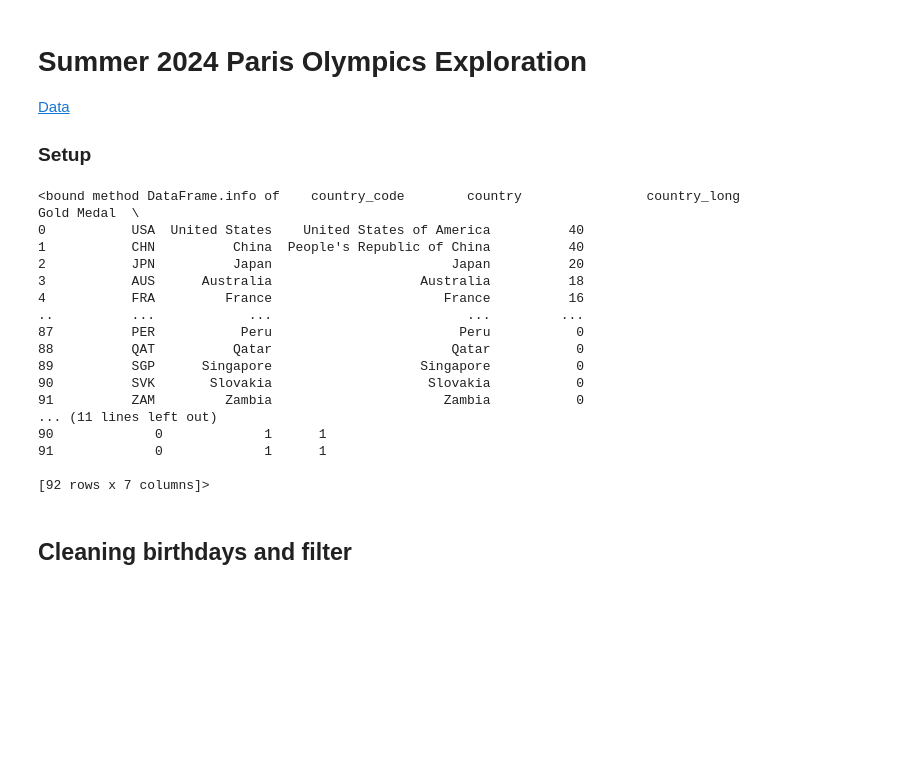
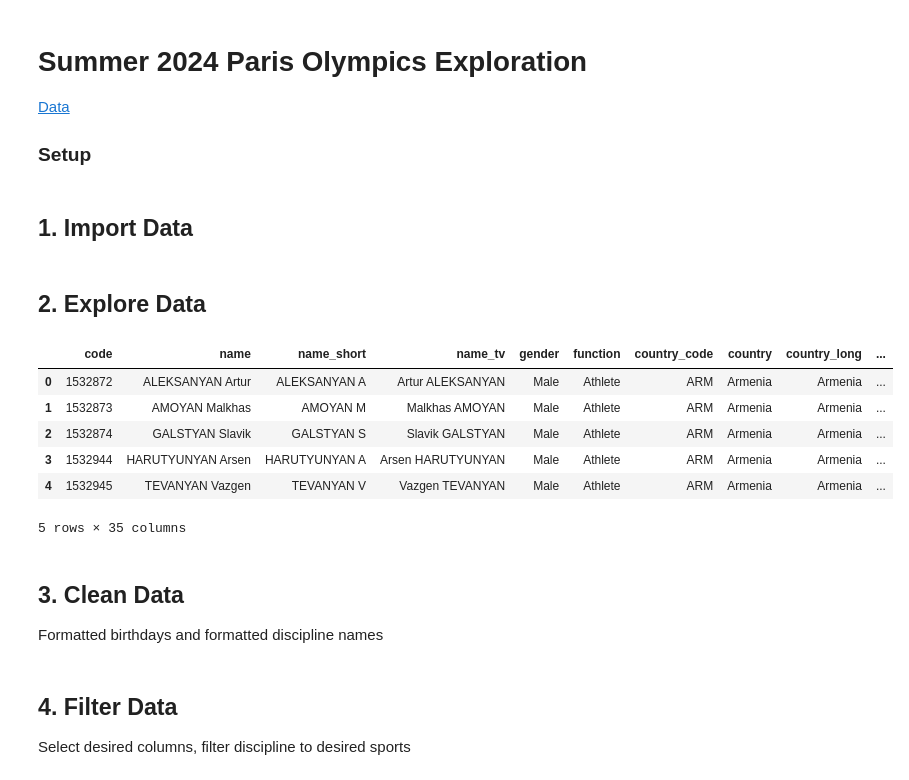
Before and after one commit to haylee360/eds217-project, a Jupyter notebook: project_day8.ipynb, the cells around one changed output. Drawn from its saved outputs; the diff is of its cells as text; code cells hidden in the pictures; blank space fills up the shorter version.

```diff
--- a/project_day8.ipynb
+++ b/project_day8.ipynb
@@ -9,5 +9,7 @@ import pandas as pd
 import numpy as np
 import seaborn as sns
 import matplotlib.pyplot as plt
+# %% [markdown]
+## 1. Import Data
 # %%
 athletes_df = pd.read_csv("~/MEDS/EDS-217/eds217-project/raw_data/athletes.csv")
@@ -15,25 +16,20 @@ medals_total_df = pd.read_csv("~/MEDS/EDS-217/eds217-project/raw_data/medals_tot
-# %%
-medals_total_df.info
-# %% [output]
-<bound method DataFrame.info of    country_code        country                country_long  Gold Medal  \
-0           USA  United States    United States of America          40
-1           CHN          China  People's Republic of China          40
-2           JPN          Japan                       Japan          20
-3           AUS      Australia                   Australia          18
-4           FRA         France                      France          16
-..          ...            ...                         ...         ...
-87          PER           Peru                        Peru           0
-88          QAT          Qatar                       Qatar           0
-89          SGP      Singapore                   Singapore           0
-90          SVK       Slovakia                    Slovakia           0
-91          ZAM         Zambia                      Zambia           0
-... (11 lines left out)
-90             0             1      1
-91             0             1      1
-
-[92 rows x 7 columns]>
+# %% [markdown]
+## 2. Explore Data
+# %%
+athletes_df.info
+athletes_df.head()
+# %% [output]
+|  | code | name | name_short | name_tv | gender | function | country_code | country | country_long | ... |
+| 0 | 1532872 | ALEKSANYAN Artur | ALEKSANYAN A | Artur ALEKSANYAN | Male | Athlete | ARM | Armenia | Armenia | ... |
+| 1 | 1532873 | AMOYAN Malkhas | AMOYAN M | Malkhas AMOYAN | Male | Athlete | ARM | Armenia | Armenia | ... |
+| 2 | 1532874 | GALSTYAN Slavik | GALSTYAN S | Slavik GALSTYAN | Male | Athlete | ARM | Armenia | Armenia | ... |
+| 3 | 1532944 | HARUTYUNYAN Arsen | HARUTYUNYAN A | Arsen HARUTYUNYAN | Male | Athlete | ARM | Armenia | Armenia | ... |
+| 4 | 1532945 | TEVANYAN Vazgen | TEVANYAN V | Vazgen TEVANYAN | Male | Athlete | ARM | Armenia | Armenia | ... |
+5 rows × 35 columns
 # %% [markdown]
-## Cleaning birthdays and filter
+## 3. Clean Data
+
+Formatted birthdays and formatted discipline names
 # %%
 athletes_df['birth_date'] = pd.to_datetime(athletes_df['birth_date'], format= "%Y-%m-%d")
 athletes_df['disciplines'] = athletes_df['disciplines'].astype('string')
@@ -45,3 +39,7 @@ athletes_df['disciplines'] = athletes_df['disciplines'].str.strip()
+# %% [markdown]
+## 4. Filter Data
+
+Select desired columns, filter discipline to desired sports
 # %%
 # Selecting columns
 ath_select = athletes_df[['name', 'gender', 'country', 'events', 'birth_date', 'nickname', 'hobbies', 'occupation', 'philosophy', 'disciplines']].copy()
```
Also changed, not shown: parts of 30 cells of this notebook.
